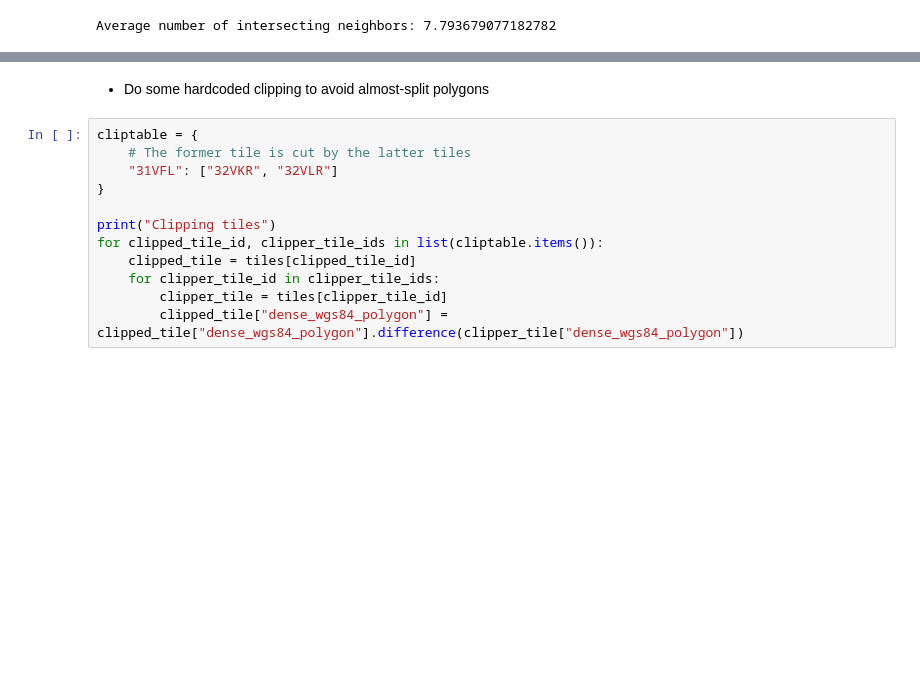
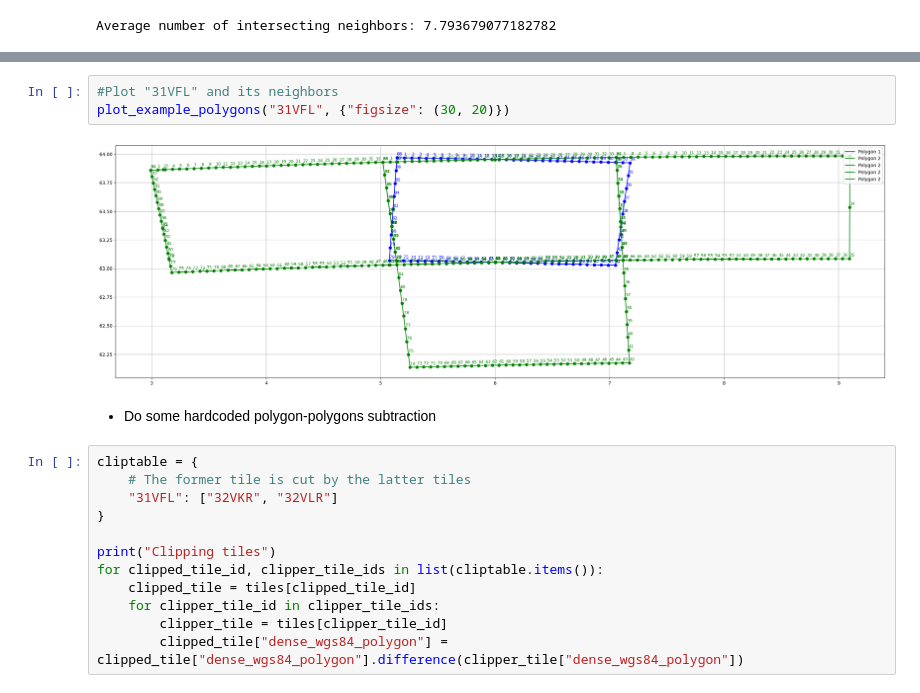
Before and after one commit to hamk-uas/preferred-tile, a Jupyter notebook: create_grid.ipynb, the cells around one changed output, grey strips where cells are left out. Cells and saved outputs as stored; diff of their text form; blank space fills up the shorter version.

```diff
--- a/create_grid.ipynb
+++ b/create_grid.ipynb
@@ -480,5 +489,10 @@ Added 118868 edge intersection points (these should no longer be plotted in red)
+# %%
+#Plot "31VFL" and its neighbors
+plot_example_polygons("31VFL", {"figsize": (30, 20)})
+# %% [output]
+[figure, added]
 # %% [markdown]
-* Do some hardcoded clipping to avoid almost-split polygons
+* Do some hardcoded polygon-polygons subtraction
 # %%
 cliptable = {
     # The former tile is cut by the latter tiles
```
Also changed, not shown: parts of 9 cells of this notebook.
